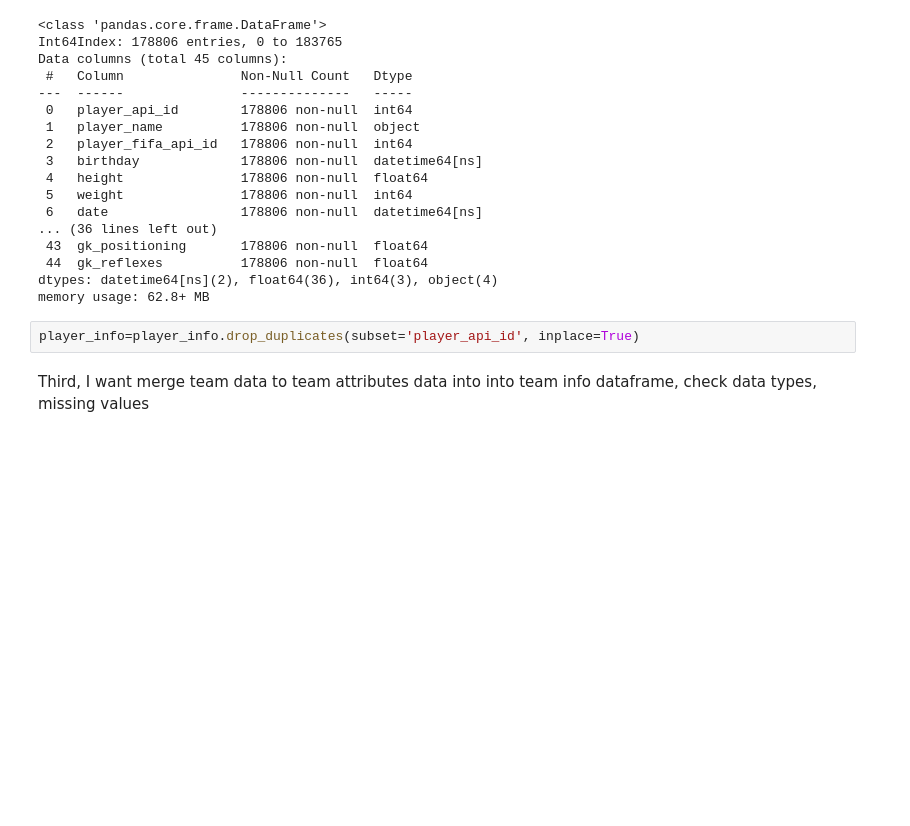
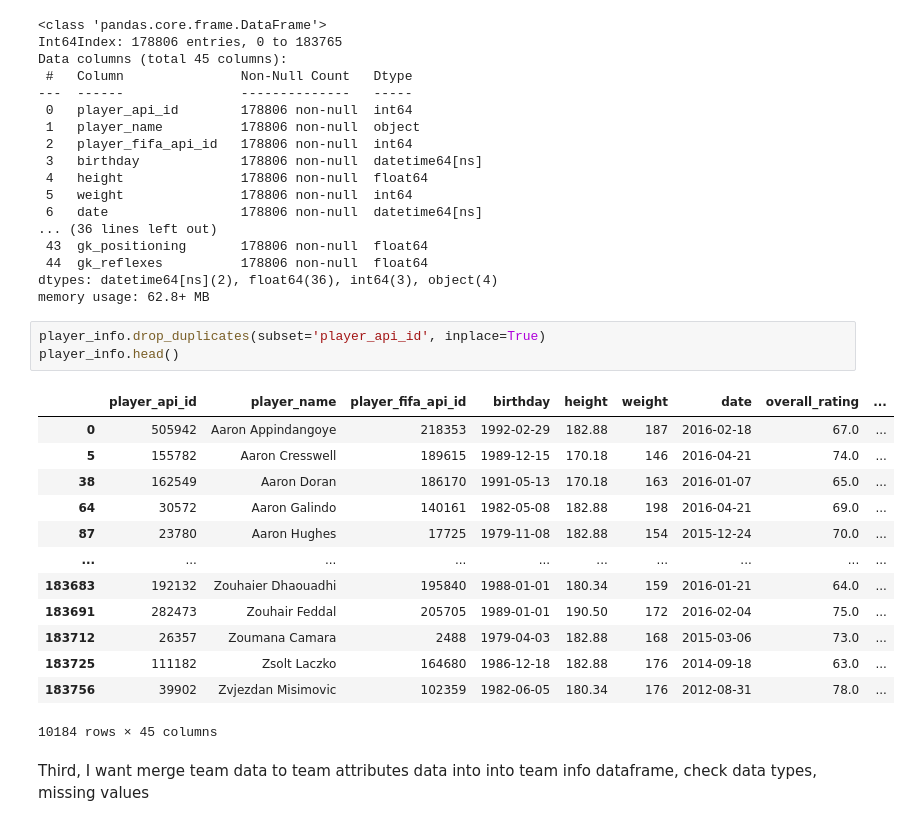
Before and after one commit to Daviedavie100/Investigating_dataset_project, a Jupyter notebook: Investigate_a_Dataset.ipynb, the cells around one changed output. Drawn from its saved outputs; the diff is of its cells as text; blank space fills up the shorter version.

```diff
--- a/Investigate_a_Dataset.ipynb
+++ b/Investigate_a_Dataset.ipynb
@@ -826,7 +826,22 @@ Data columns (total 45 columns):
 dtypes: datetime64[ns](2), float64(36), int64(3), object(4)
 memory usage: 62.8+ MB
 # %%
-player_info=player_info.drop_duplicates(subset='player_api_id', inplace=True)
+player_info.drop_duplicates(subset='player_api_id', inplace=True)
+player_info.head()
+# %% [output]
+|  | player_api_id | player_name | player_fifa_api_id | birthday | height | weight | date | overall_rating | ... |
+| 0 | 505942 | Aaron Appindangoye | 218353 | 1992-02-29 | 182.88 | 187 | 2016-02-18 | 67.0 | ... |
+| 5 | 155782 | Aaron Cresswell | 189615 | 1989-12-15 | 170.18 | 146 | 2016-04-21 | 74.0 | ... |
+| 38 | 162549 | Aaron Doran | 186170 | 1991-05-13 | 170.18 | 163 | 2016-01-07 | 65.0 | ... |
+| 64 | 30572 | Aaron Galindo | 140161 | 1982-05-08 | 182.88 | 198 | 2016-04-21 | 69.0 | ... |
+| 87 | 23780 | Aaron Hughes | 17725 | 1979-11-08 | 182.88 | 154 | 2015-12-24 | 70.0 | ... |
+| ... | ... | ... | ... | ... | ... | ... | ... | ... | ... |
+| 183683 | 192132 | Zouhaier Dhaouadhi | 195840 | 1988-01-01 | 180.34 | 159 | 2016-01-21 | 64.0 | ... |
+| 183691 | 282473 | Zouhair Feddal | 205705 | 1989-01-01 | 190.50 | 172 | 2016-02-04 | 75.0 | ... |
+| 183712 | 26357 | Zoumana Camara | 2488 | 1979-04-03 | 182.88 | 168 | 2015-03-06 | 73.0 | ... |
+| 183725 | 111182 | Zsolt Laczko | 164680 | 1986-12-18 | 182.88 | 176 | 2014-09-18 | 63.0 | ... |
+| 183756 | 39902 | Zvjezdan Misimovic | 102359 | 1982-06-05 | 180.34 | 176 | 2012-08-31 | 78.0 | ... |
+10184 rows × 45 columns
 # %% [markdown]
 Third, I want merge team data to team attributes data into into team info dataframe, check data types, missing values
 # %%
```
Also changed, not shown: parts of 82 cells of this notebook.
